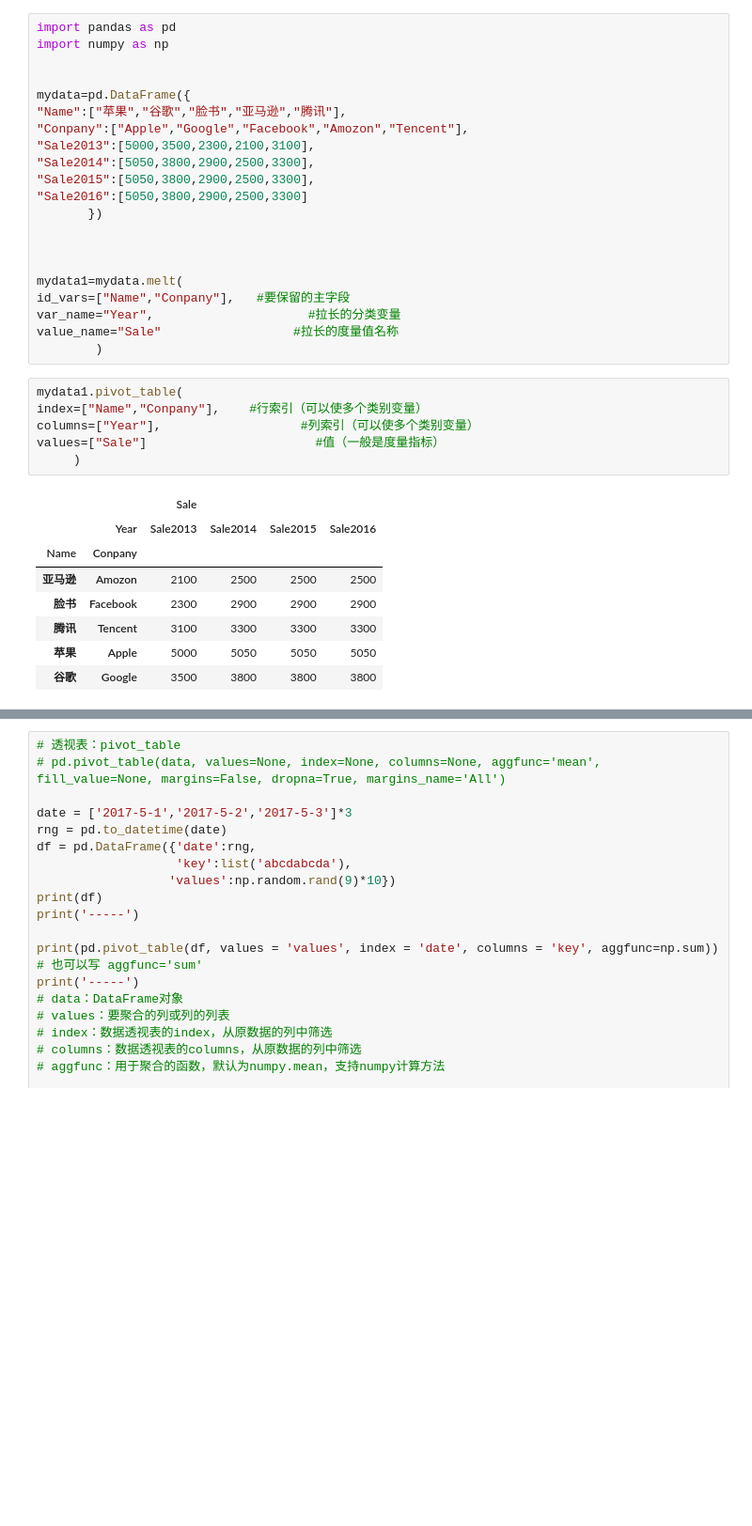
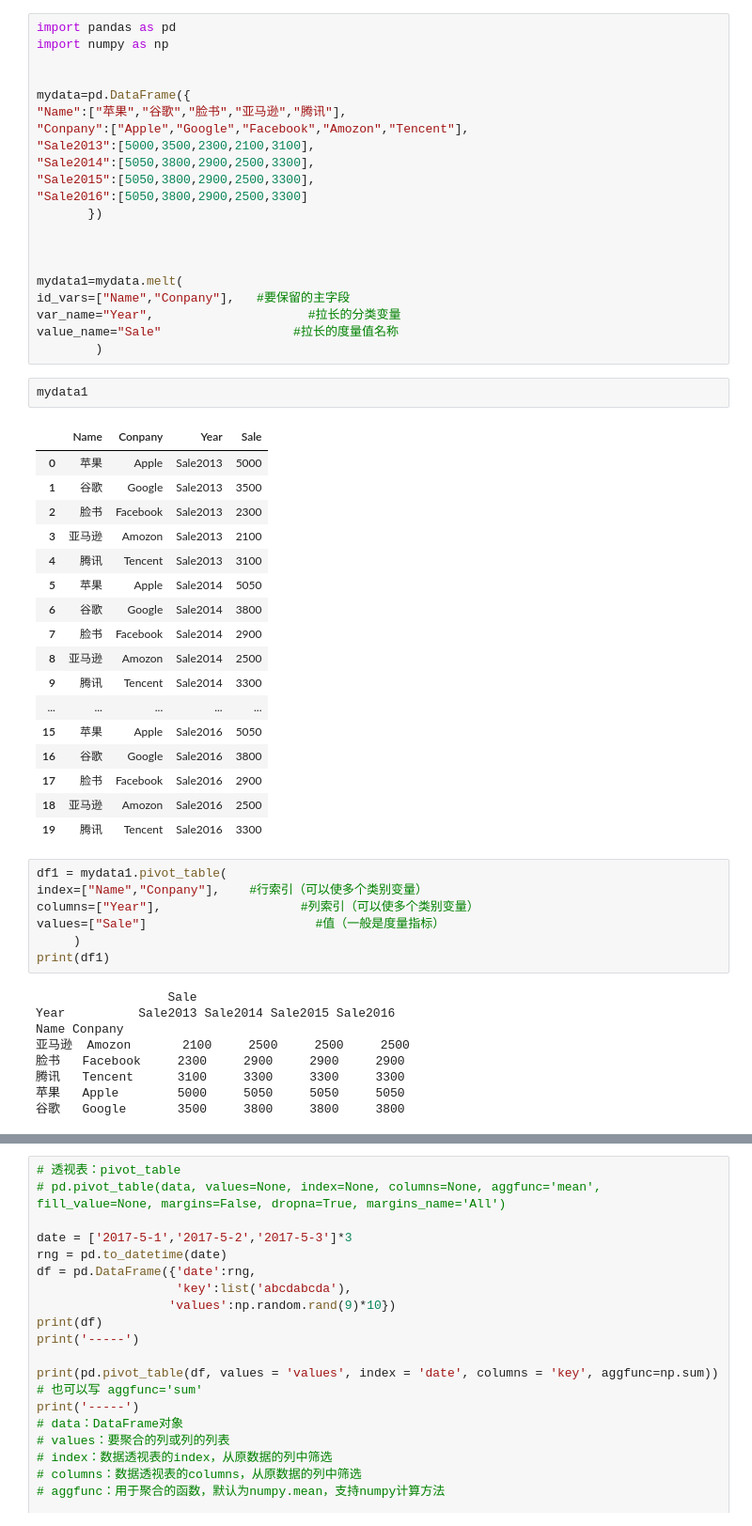
Before and after one commit to sunshinelu/PythonDiary, a Jupyter notebook: dataclean/透视表和交叉表.ipynb, the cells around one changed output, grey strips where cells are left out. Shown: that part at 94% size. Drawn from its saved outputs; the diff is of its cells as text; blank space fills up the shorter version.

```diff
--- a/dataclean/透视表和交叉表.ipynb
+++ b/dataclean/透视表和交叉表.ipynb
@@ -28,18 +28,39 @@ id_vars=["Name","Conpany"],   #要保留的主字段
 var_name="Year",                     #拉长的分类变量
 value_name="Sale"                  #拉长的度量值名称
         )
+# %%
+mydata1
+# %% [output]
+|  | Name | Conpany | Year | Sale |
+| 0 | 苹果 | Apple | Sale2013 | 5000 |
+| 1 | 谷歌 | Google | Sale2013 | 3500 |
+| 2 | 脸书 | Facebook | Sale2013 | 2300 |
+| 3 | 亚马逊 | Amozon | Sale2013 | 2100 |
+| 4 | 腾讯 | Tencent | Sale2013 | 3100 |
+| 5 | 苹果 | Apple | Sale2014 | 5050 |
+| 6 | 谷歌 | Google | Sale2014 | 3800 |
+| 7 | 脸书 | Facebook | Sale2014 | 2900 |
+| 8 | 亚马逊 | Amozon | Sale2014 | 2500 |
+| 9 | 腾讯 | Tencent | Sale2014 | 3300 |
+| ... | ... | ... | ... | ... |
+| 15 | 苹果 | Apple | Sale2016 | 5050 |
+| 16 | 谷歌 | Google | Sale2016 | 3800 |
+| 17 | 脸书 | Facebook | Sale2016 | 2900 |
+| 18 | 亚马逊 | Amozon | Sale2016 | 2500 |
+| 19 | 腾讯 | Tencent | Sale2016 | 3300 |
 # %%
-mydata1.pivot_table(
+df1 = mydata1.pivot_table(
 index=["Name","Conpany"],    #行索引（可以使多个类别变量）
 columns=["Year"],                   #列索引（可以使多个类别变量）
 values=["Sale"]                       #值（一般是度量指标）
      )
+print(df1)
 # %% [output]
-|  |  | Sale |  |  |  |
-|  | Year | Sale2013 | Sale2014 | Sale2015 | Sale2016 |
-| Name | Conpany |  |  |  |  |
-| 亚马逊 | Amozon | 2100 | 2500 | 2500 | 2500 |
-| 脸书 | Facebook | 2300 | 2900 | 2900 | 2900 |
-| 腾讯 | Tencent | 3100 | 3300 | 3300 | 3300 |
-| 苹果 | Apple | 5000 | 5050 | 5050 | 5050 |
-| 谷歌 | Google | 3500 | 3800 | 3800 | 3800 |
+                  Sale
+Year          Sale2013 Sale2014 Sale2015 Sale2016
+Name Conpany
+亚马逊  Amozon       2100     2500     2500     2500
+脸书   Facebook     2300     2900     2900     2900
+腾讯   Tencent      3100     3300     3300     3300
+苹果   Apple        5000     5050     5050     5050
+谷歌   Google       3500     3800     3800     3800
```
Also changed, not shown: parts of 12 cells of this notebook, 7 other files.
